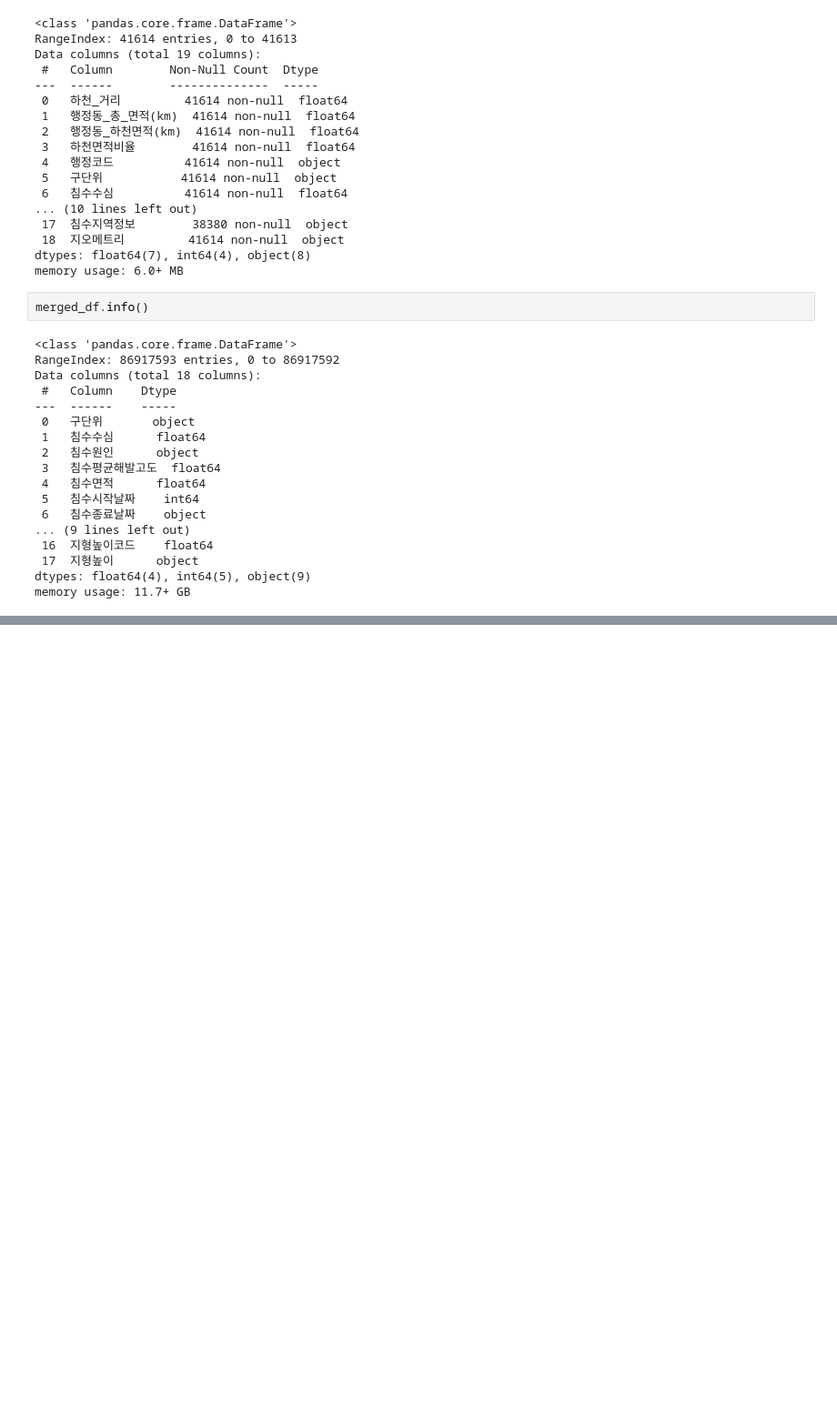
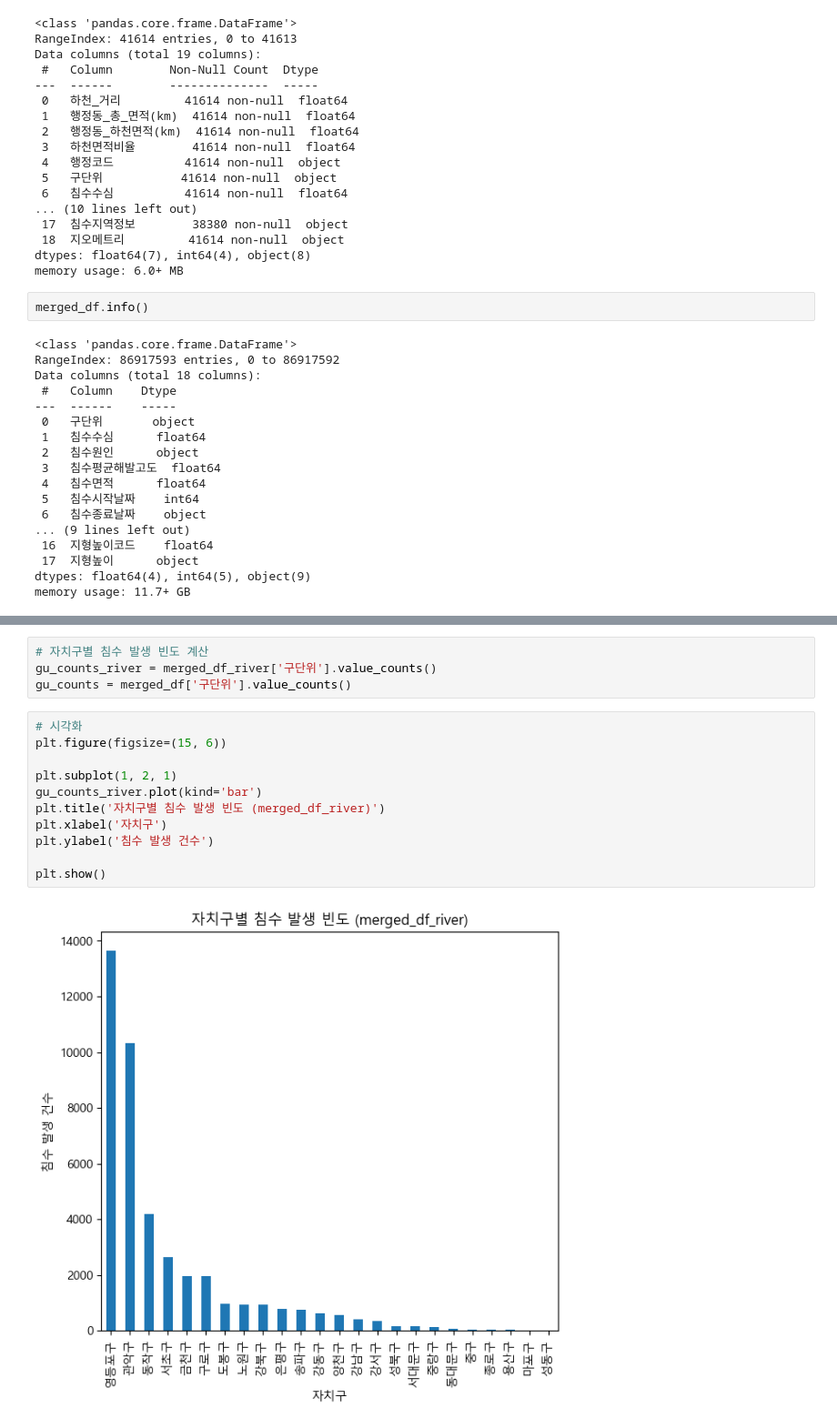
Before and after one commit to Choiinwoo401/Final_Project, a Jupyter notebook: 남수형/침수와지형데이터분석.ipynb, the cells around one changed output, grey strips where cells are left out. Shown at 91% size. Saved outputs shown, nothing was run; the diff lists cells and outputs as text; blank space fills up the shorter version.

```diff
--- a/남수형/침수와지형데이터분석.ipynb
+++ b/남수형/침수와지형데이터분석.ipynb
@@ -1024,0 +1170,17 @@ memory usage: 11.7+ GB
+# %%
+# 자치구별 침수 발생 빈도 계산
+gu_counts_river = merged_df_river['구단위'].value_counts()
+gu_counts = merged_df['구단위'].value_counts()
+# %%
+# 시각화
+plt.figure(figsize=(15, 6))
+
+plt.subplot(1, 2, 1)
+gu_counts_river.plot(kind='bar')
+plt.title('자치구별 침수 발생 빈도 (merged_df_river)')
+plt.xlabel('자치구')
+plt.ylabel('침수 발생 건수')
+
+plt.show()
+# %% [output]
+[figure, added]
```
Also changed, not shown: parts of 19 cells of this notebook.
